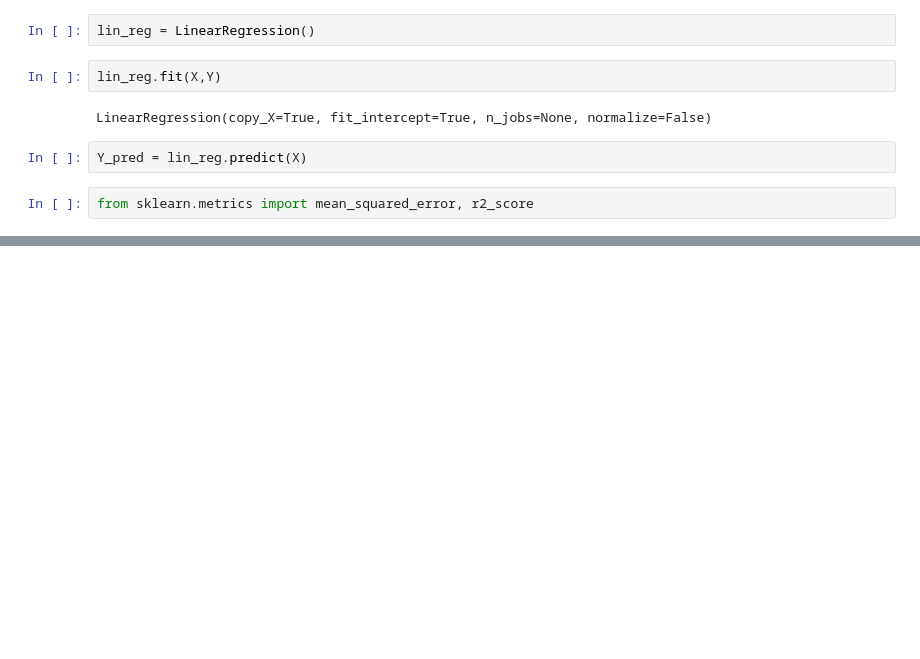
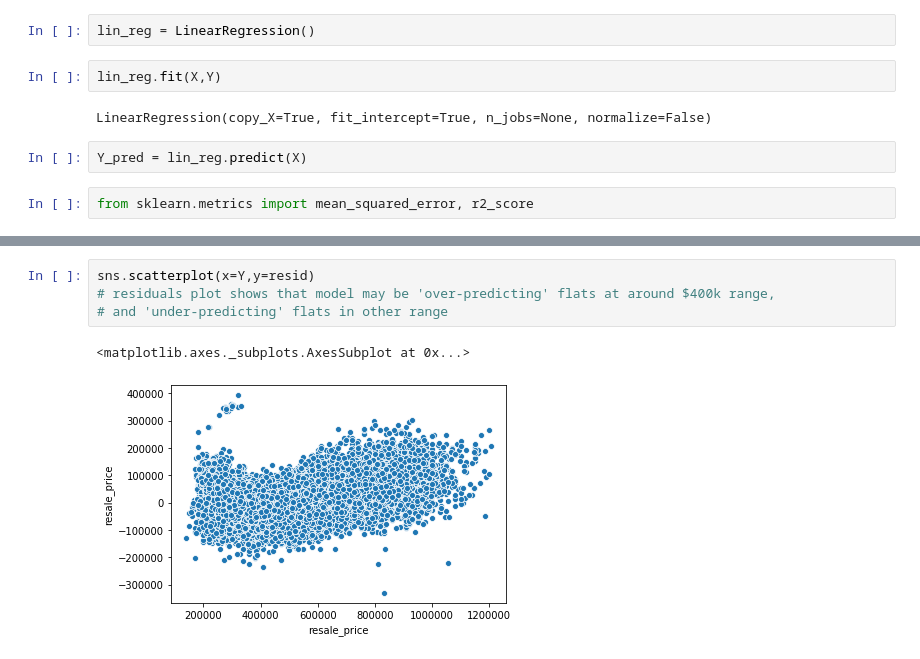
Before and after one commit to justinwyq/sg_property_prices, a Jupyter notebook: model/HDB Resale Price Analysis.ipynb, the cells around one changed output, grey strips where cells are left out. Cells and saved outputs as stored; diff of their text form; blank space fills up the shorter version.

```diff
--- a/model/HDB Resale Price Analysis.ipynb
+++ b/model/HDB Resale Price Analysis.ipynb
@@ -835,0 +659,7 @@ sns.scatterplot(x='distance_to_station',y='psf_price',data=hdb_df[(hdb_df.area>2
+# %%
+sns.scatterplot(x=Y,y=resid)
+# residuals plot shows that model may be 'over-predicting' flats at around $400k range,
+# and 'under-predicting' flats in other range
+# %% [output]
+<matplotlib.axes._subplots.AxesSubplot at 0x...>
+[figure, added]
```
Also changed, not shown: parts of 66 cells of this notebook, 3 other files.
